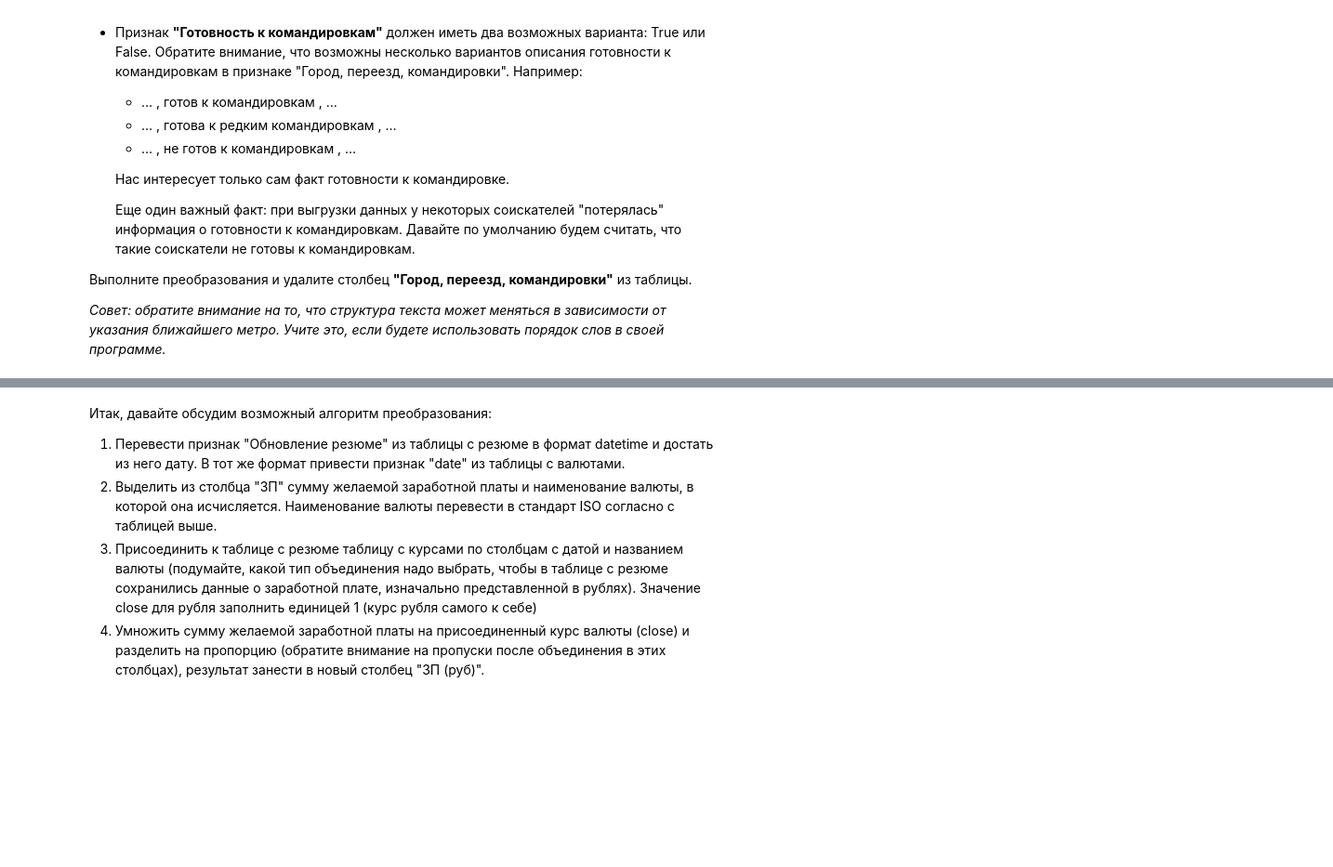
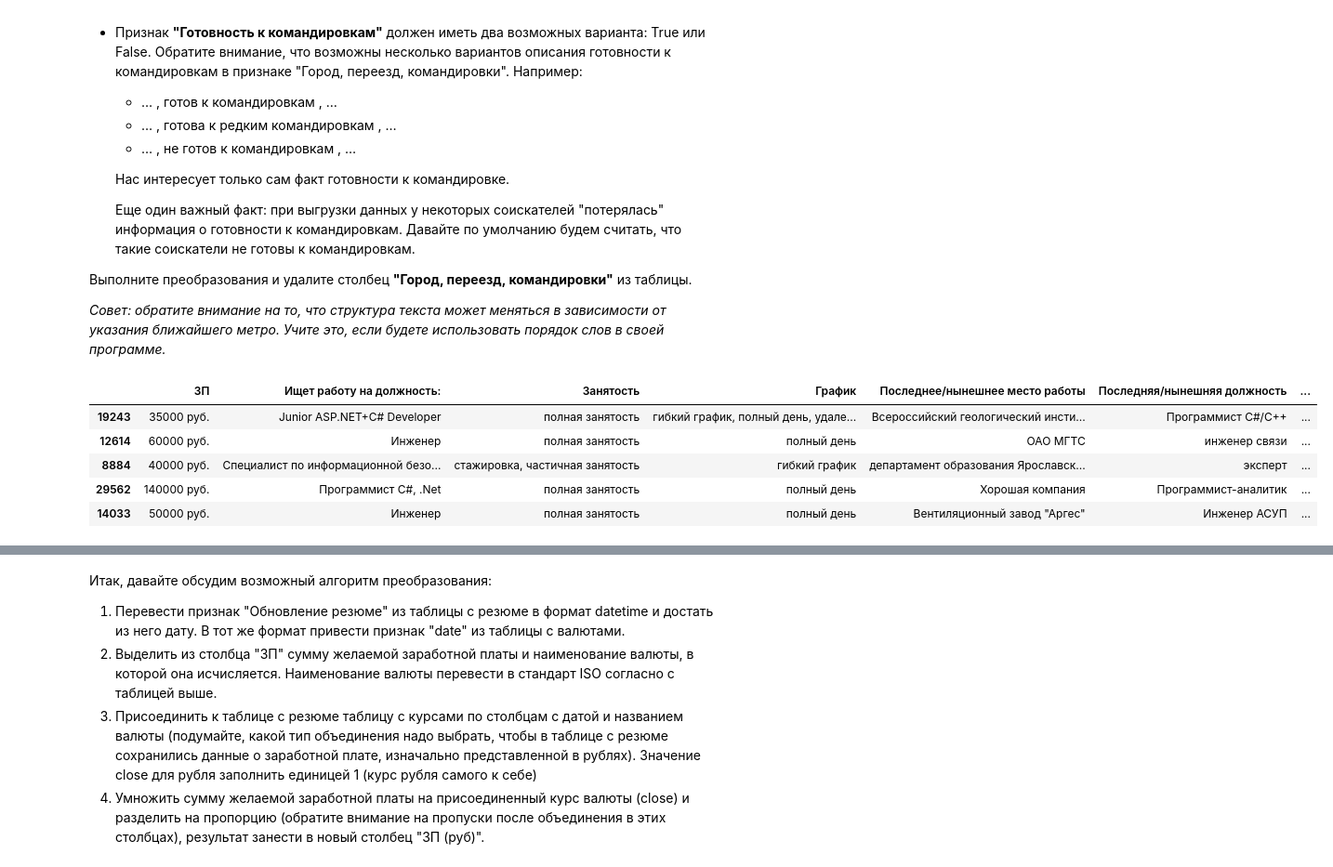
Before and after one commit to SergeyMarashov/data_science, a Jupyter notebook: Project_1/Project-1._Ноутбук-шаблон.ipynb, the cells around one changed output, grey strips where cells are left out. Shown: that part at 93% size. Cells and saved outputs as stored; diff of their text form; code cells hidden in the pictures; blank space fills up the shorter version.

```diff
--- a/Project_1/Project-1._Ноутбук-шаблон.ipynb
+++ b/Project_1/Project-1._Ноутбук-шаблон.ipynb
@@ -173,3 +346,19 @@ hh_df.describe()
+# %%
+#добавим новые признаки в нашу таблицу и удалим не нужный боле признак 'Город, переезд, командировки'
+hh_df['Город'] = hh_df['Город, переезд, командировки'].apply(get_city)
+hh_df['Готовность к переезду'] = hh_df['Город, переезд, командировки'].apply(get_ready_to_move)
+hh_df['Готовность к командировкам'] = hh_df['Город, переезд, командировки'].apply(get_ready_to_trips)
+
+hh_df.drop(['Город, переезд, командировки'], axis=1, inplace=True)
+
+hh_df.sample(5)
+# %% [output]
+|  | ЗП | Ищет работу на должность: | Занятость | График | Последнее/нынешнее место работы | Последняя/нынешняя должность | ... |
+| 19243 | 35000 руб. | Junior ASP.NET+C# Developer | полная занятость | гибкий график, полный день, удале... | Всероссийский геологический инсти... | Программист С#/C++ | ... |
+| 12614 | 60000 руб. | Инженер | полная занятость | полный день | ОАО МГТС | инженер связи | ... |
+| 8884 | 40000 руб. | Специалист по информационной безо... | стажировка, частичная занятость | гибкий график | департамент образования Ярославск... | эксперт | ... |
+| 29562 | 140000 руб. | Программист C#, .Net | полная занятость | полный день | Хорошая компания | Программист-аналитик | ... |
+| 14033 | 50000 руб. | Инженер | полная занятость | полный день | Вентиляционный завод "Аргес" | Инженер АСУП | ... |
 # %% [markdown]
 5. Рассмотрим поближе признаки **"Занятость"** и **"График"**. Сейчас признаки представляют собой набор категорий желаемой занятости (полная занятость, частичная занятость, проектная работа, волонтерство, стажировка) и желаемого графика работы (полный день, сменный график, гибкий график, удаленная работа, вахтовый метод).
 На сайте hh.ru соискатель может указывать различные комбинации данных категорий, например:
```
Also changed, not shown: parts of 16 cells of this notebook, 1 other file.
